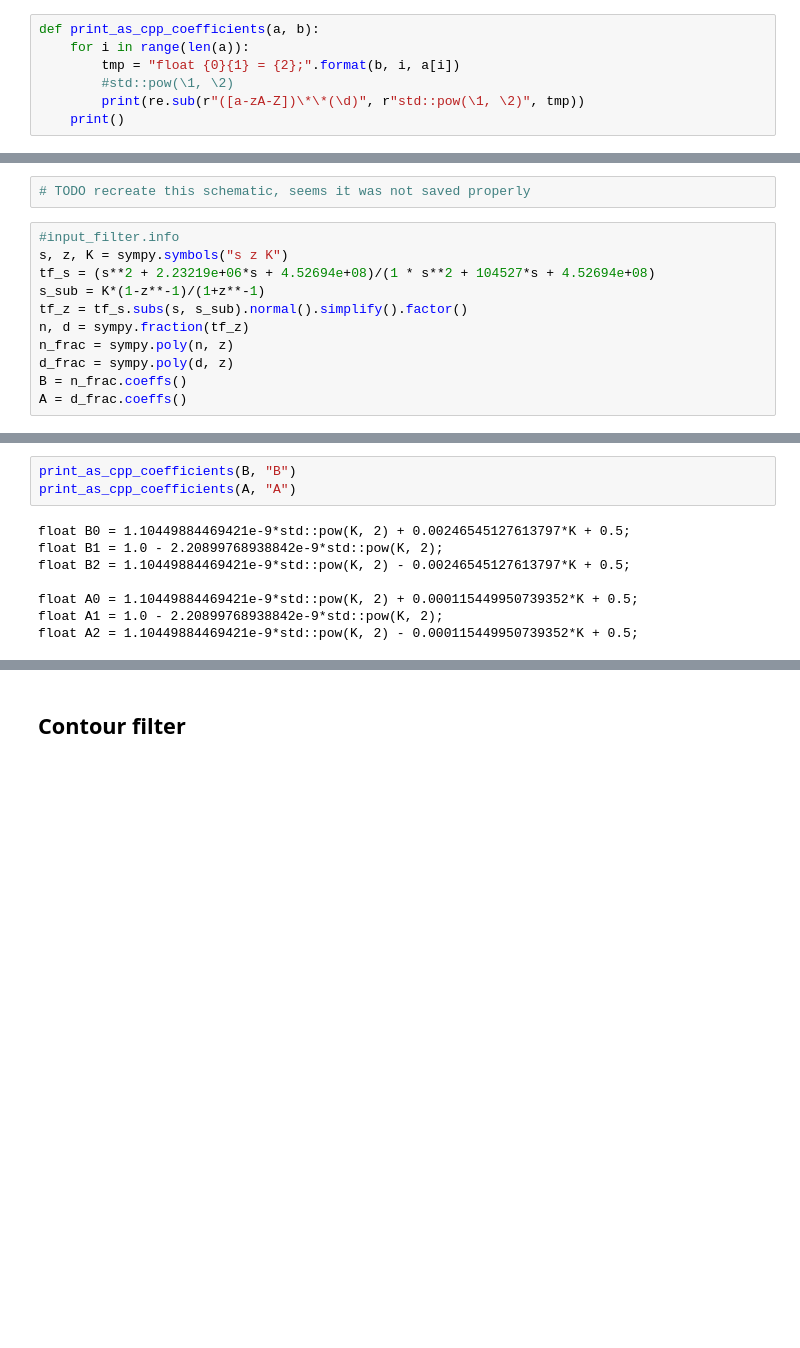
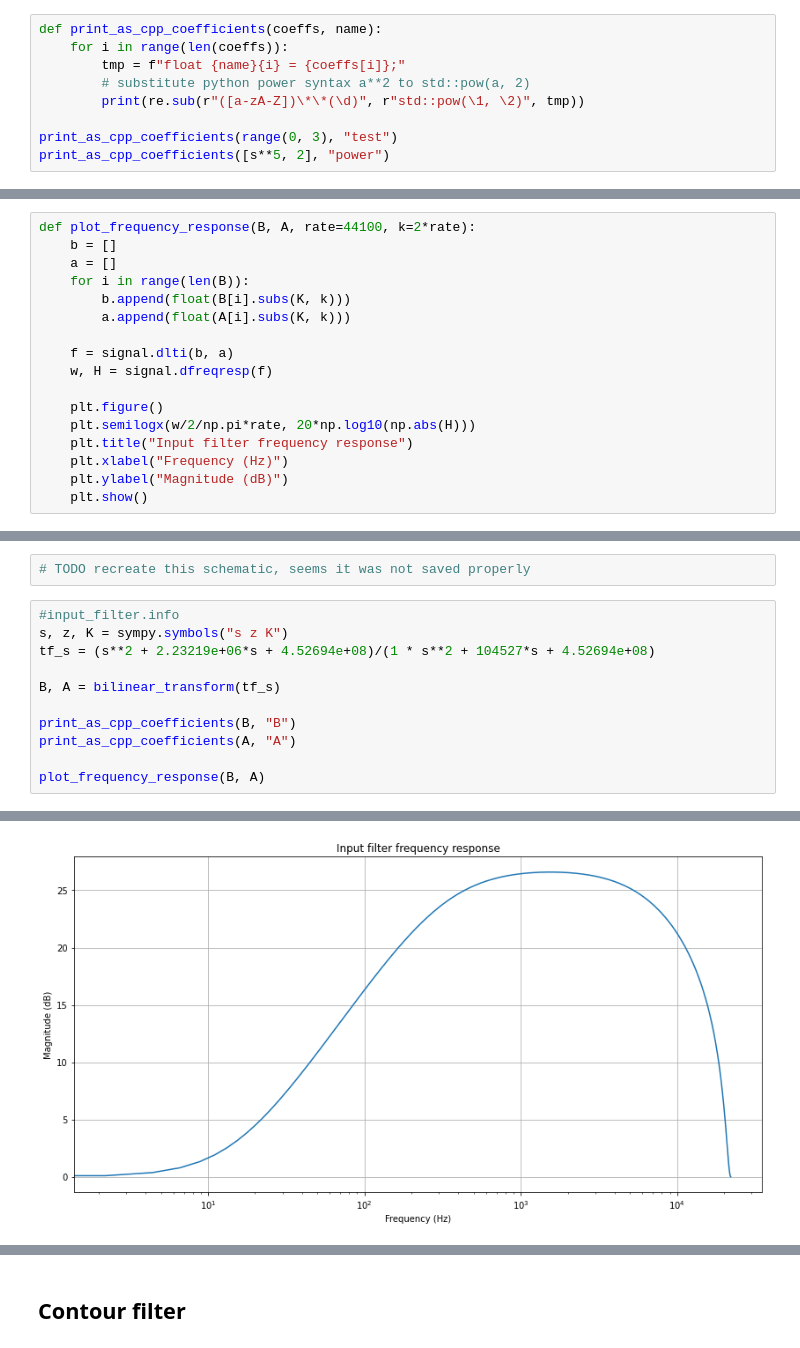
Before and after one commit to Barabas5532/valvestate_sim, a Jupyter notebook: binder/valvestate.ipynb, the cells around one changed output, grey strips where cells are left out. Drawn from its saved outputs; the diff is of its cells as text; blank space fills up the shorter version.

```diff
--- a/binder/valvestate.ipynb
+++ b/binder/valvestate.ipynb
@@ -20,9 +27,11 @@ They gloss over how exactly to perform the symbolic circuit analysis. I have use
 
 Lcapy, MATLAB SCAM, Wolfram SystemModeler could possibly work here. I have only tried lcapy, and altough it would be nice to do all the work inside Python, it was too slow to be usable.
 # %%
-def print_as_cpp_coefficients(a, b):
-    for i in range(len(a)):
-        tmp = "float {0}{1} = {2};".format(b, i, a[i])
-        #std::pow(\1, \2)
+def print_as_cpp_coefficients(coeffs, name):
+    for i in range(len(coeffs)):
+        tmp = f"float {name}{i} = {coeffs[i]};"
+        # substitute python power syntax a**2 to std::pow(a, 2)
         print(re.sub(r"([a-zA-Z])\*\*(\d)", r"std::pow(\1, \2)", tmp))
-    print()
+
+print_as_cpp_coefficients(range(0, 3), "test")
+print_as_cpp_coefficients([s**5, 2], "power")
@@ -29,3 +64,20 @@ def print_as_cpp_coefficients(a, b):
+# %%
+def plot_frequency_response(B, A, rate=44100, k=2*rate):
+    b = []
+    a = []
+    for i in range(len(B)):
+        b.append(float(B[i].subs(K, k)))
+        a.append(float(A[i].subs(K, k)))
+
+    f = signal.dlti(b, a)
+    w, H = signal.dfreqresp(f)
+
+    plt.figure()
+    plt.semilogx(w/2/np.pi*rate, 20*np.log10(np.abs(H)))
+    plt.title("Input filter frequency response")
+    plt.xlabel("Frequency (Hz)")
+    plt.ylabel("Magnitude (dB)")
+    plt.show()
 # %% [markdown]
 ## Input filter
 
@@ -36,10 +88,11 @@ This is the first stage of the amplifier, it's suspiciously similar to a tubescr
 #input_filter.info
 s, z, K = sympy.symbols("s z K")
 tf_s = (s**2 + 2.23219e+06*s + 4.52694e+08)/(1 * s**2 + 104527*s + 4.52694e+08)
-s_sub = K*(1-z**-1)/(1+z**-1)
-tf_z = tf_s.subs(s, s_sub).normal().simplify().factor()
-n, d = sympy.fraction(tf_z)
-n_frac = sympy.poly(n, z)
-d_frac = sympy.poly(d, z)
-B = n_frac.coeffs()
-A = d_frac.coeffs()
+
+B, A = bilinear_transform(tf_s)
+
+print_as_cpp_coefficients(B, "B")
+print_as_cpp_coefficients(A, "A")
+
+plot_frequency_response(B, A)
+# %% [output]
@@ -46,11 +105 @@ A = d_frac.coeffs()
+[figure, added]
-# %%
-print_as_cpp_coefficients(B, "B")
-print_as_cpp_coefficients(A, "A")
-# %% [output]
-float B0 = 1.10449884469421e-9*std::pow(K, 2) + 0.00246545127613797*K + 0.5;
-float B1 = 1.0 - 2.20899768938842e-9*std::pow(K, 2);
-float B2 = 1.10449884469421e-9*std::pow(K, 2) - 0.00246545127613797*K + 0.5;
-
-float A0 = 1.10449884469421e-9*std::pow(K, 2) + 0.000115449950739352*K + 0.5;
-float A1 = 1.0 - 2.20899768938842e-9*std::pow(K, 2);
-float A2 = 1.10449884469421e-9*std::pow(K, 2) - 0.000115449950739352*K + 0.5;
```
Also changed, not shown: parts of 19 cells of this notebook.
